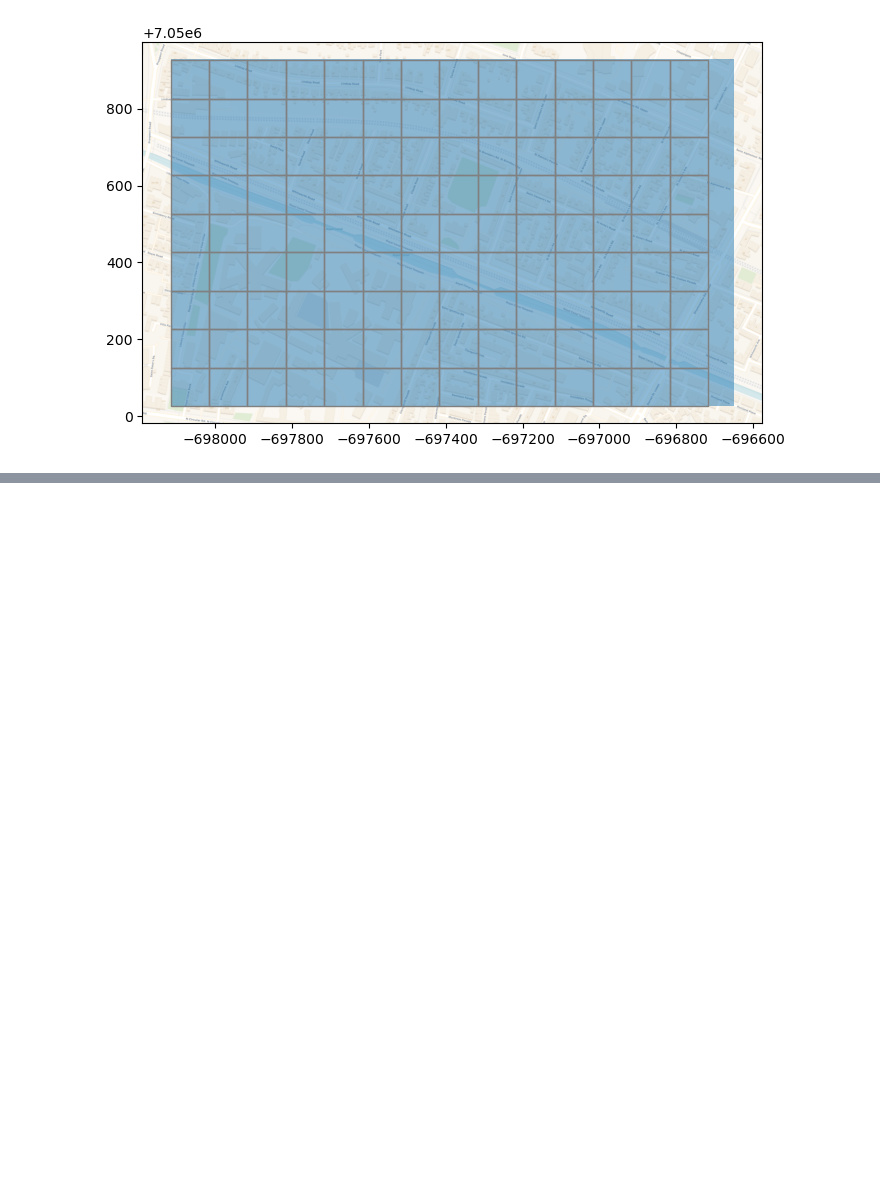
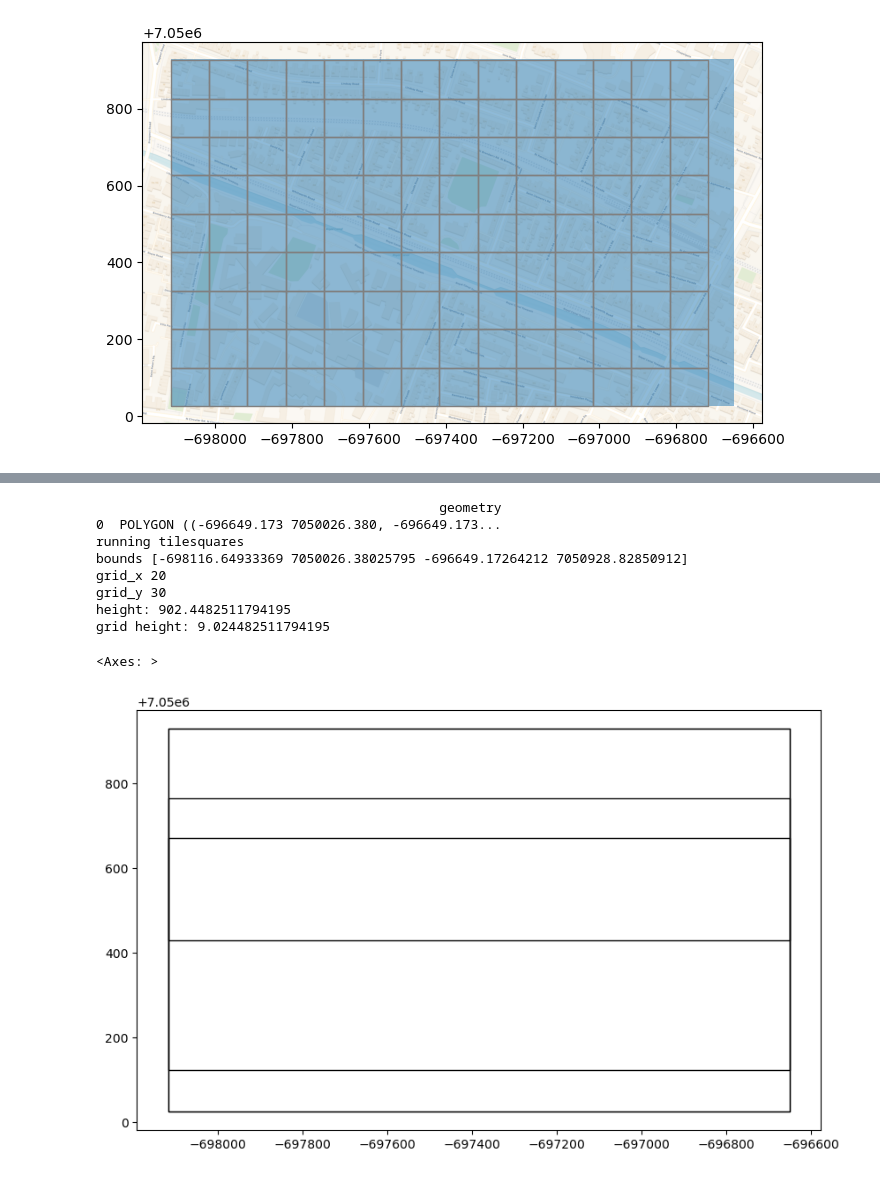
Before and after one commit to paddeaux/radian, a Jupyter notebook: radian_additions.ipynb, the cells around one changed output, grey strips where cells are left out. Drawn from its saved outputs; the diff is of its cells as text; code cells hidden in the pictures; blank space fills up the shorter version.

```diff
--- a/radian_additions.ipynb
+++ b/radian_additions.ipynb
@@ -307,0 +332,42 @@ dtype: float64
+# %%
+dcc = gpd.read_file('geojson_polygons/whitworth.geojson').to_crs(3857)
+print(dcc)
+
+rail = gpd.read_file('geojson_polygons/whitworth_rail.geojson').to_crs(3857)
+dcc_squares = tile_squares(dcc, 100, 75)
+
+rail = rail[rail['geometry'].geom_type == "LineString"]
+
+rail_buffer = gpd.GeoDataFrame(pd.DataFrame(rail.buffer(15), columns=['geometry']), geometry='geometry')
+
+join_test = dcc.overlay(rail_buffer, how='symmetric_difference')
+rail_join = dcc.overlay(join_test, how='intersection')
+join_grid = rail_join.overlay(test_squares, how='intersection')
+
+rail_join_geoms = list(rail_join.loc[0]['geometry'].geoms)
+
+def get_multipoly_bbs(multipoly):
+    poly_list = []
+    for poly in list(multipoly.geoms):
+        bb = poly.bounds
+        poly_list.append(Polygon([(bb[0],bb[1]),(bb[0], bb[-1]),(bb[-2], bb[-1]),(bb[-2], bb[1])]))
+    return gpd.GeoDataFrame(pd.DataFrame(poly_list, columns=['geometry']), geometry='geometry')
+
+test_bb = get_multipoly_bbs(rail_join.loc[0]['geometry'])
+
+fig, ax = plt.subplots(1,1,figsize=(10,10))
+dcc.plot(ax=ax,facecolor='none', edgecolor='grey')
+
+#join_grid.plot(ax=ax, facecolor='blue', edgecolor='grey', alpha=0.2)
+test_bb.plot(ax=ax, facecolor='none', edgecolor='black')
+# %% [output]
+                                            geometry
+0  POLYGON ((-696649.173 7050026.380, -696649.173...
+running tilesquares
+bounds [-698116.64933369 7050026.38025795 -696649.17264212 7050928.82850912]
+grid_x 20
+grid_y 30
+height: 902.4482511794195
+grid height: 9.024482511794195
+<Axes: >
+[figure, added]
```
Also changed, not shown: parts of 2 cells of this notebook.
